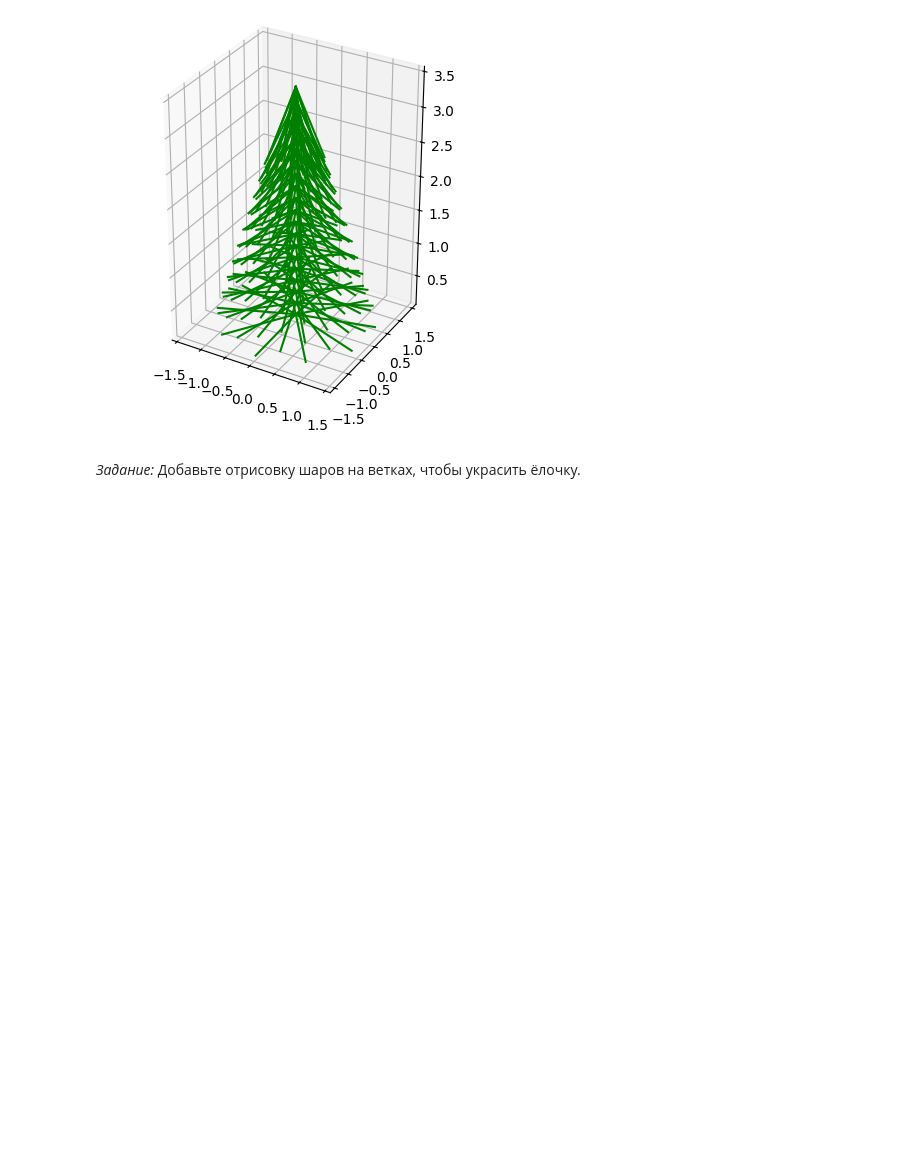
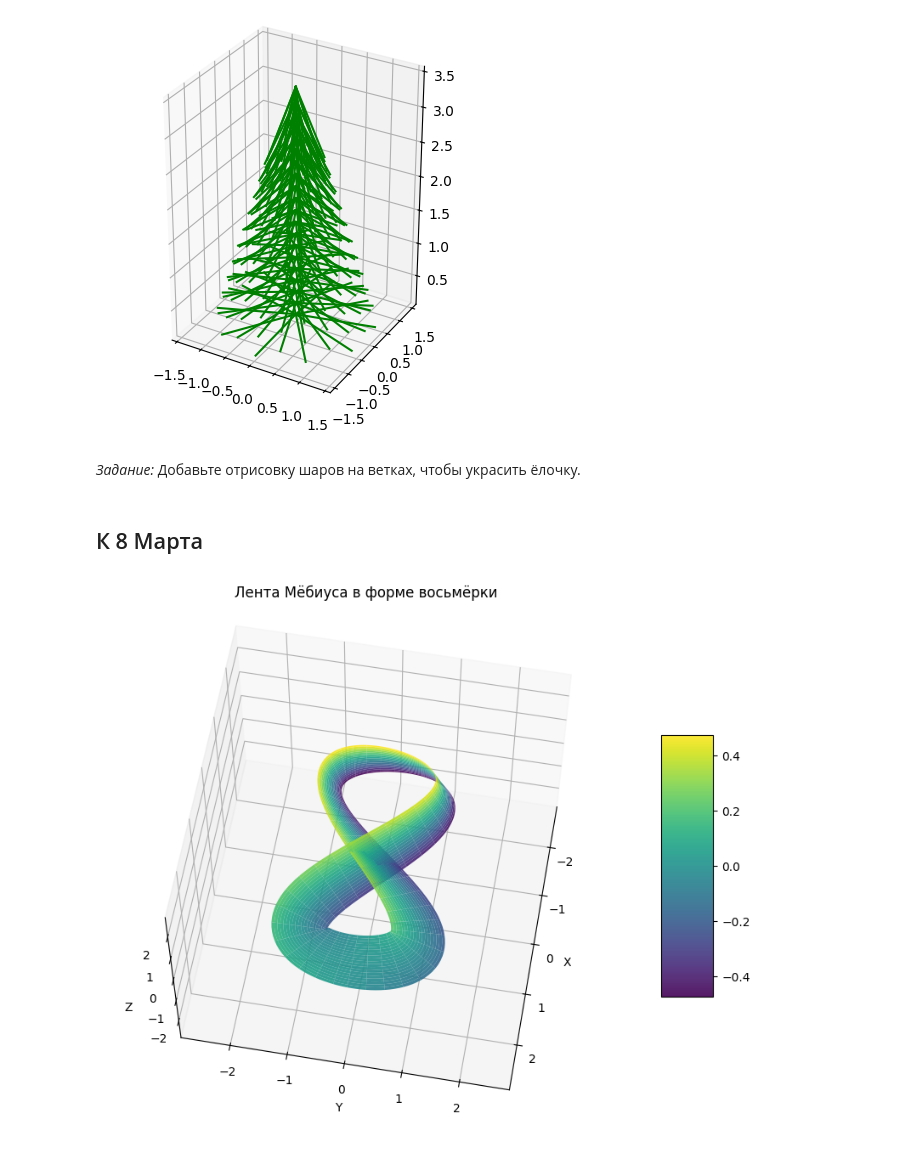
Before and after one commit to lapkin25/test-abstracts, a Jupyter notebook: math_cards.ipynb, the cells around one changed output. Drawn from its saved outputs; the diff is of its cells as text; code cells hidden in the pictures; blank space fills up the shorter version.

```diff
--- a/math_cards.ipynb
+++ b/math_cards.ipynb
@@ -70,3 +70,82 @@ plt.show()
 [figure]
 # %% [markdown]
 *Задание:* Добавьте отрисовку шаров на ветках, чтобы украсить ёлочку.
+# %% [markdown]
+## К 8 Марта
+# %%
+import numpy as np
+import matplotlib.pyplot as plt
+from mpl_toolkits.mplot3d import Axes3D
+
+# Параметры формы
+a = 2.0          # полуширина восьмёрки по оси X
+b = 1.0          # амплитуда восьмёрки по оси Y
+width = 0.5      # ширина ленты
+nu = 200         # число точек вдоль ленты (параметр u)
+nv = 20          # число точек поперёк ленты (параметр v)
+
+# Сетка параметров
+u = np.linspace(0, 2 * np.pi, nu)
+v = np.linspace(-width, width, nv)
+u, v = np.meshgrid(u, v)
+
+# Центральная кривая в форме восьмёрки (лемниската)
+X0 = a * np.cos(u)
+Y0 = b * np.sin(2 * u)
+Z0 = np.zeros_like(u)
+
+# Производные центральной кривой (касательный вектор)
+X0p = -a * np.sin(u)
+Y0p = 2 * b * np.cos(2 * u)
+
+# Длина касательной (защита от деления на ноль)
+Tlen = np.sqrt(X0p**2 + Y0p**2)
+Tlen = np.where(Tlen < 1e-12, 1e-12, Tlen)
+
+# Единичный вектор, перпендикулярный касательной в плоскости XY (горизонтальная нормаль)
+Nx = -Y0p / Tlen
+Ny =  X0p / Tlen
+Nz = np.zeros_like(Nx)
+
+# Поворот вектора ширины на половину угла u (создаёт перекручивание)
+cos_half = np.cos(u / 2)
+sin_half = np.sin(u / 2)
+
+# Вектор ширины (комбинация горизонтальной нормали и вертикального направления)
+Wx = cos_half * Nx
+Wy = cos_half * Ny
+Wz = sin_half * np.ones_like(u)   # вертикальная компонента
+
+# Координаты поверхности
+X = X0 + v * Wx
+Y = Y0 + v * Wy
+Z = Z0 + v * Wz
+
+# Построение графика
+fig = plt.figure(figsize=(10, 8))
+ax = fig.add_subplot(111, projection='3d')
+
+surf = ax.plot_surface(X, Y, Z, cmap='viridis', alpha=0.9,
+                       linewidth=0, antialiased=True)
+
+# Настройка осей и заголовка
+ax.set_xlabel('X')
+ax.set_ylabel('Y')
+ax.set_zlabel('Z')
+ax.set_title('Лента Мёбиуса в форме восьмёрки')
+
+# Равный масштаб для всех осей
+max_range = max(np.abs(X).max(), np.abs(Y).max(), np.abs(Z).max()) * 1.1
+ax.set_xlim(-max_range, max_range)
+ax.set_ylim(-max_range, max_range)
+ax.set_zlim(-max_range, max_range)
+
+# угол обзора
+ax.view_init(elev=60, azim=10)
+
+# Цветовая шкала
+fig.colorbar(surf, shrink=0.5, aspect=5)
+
+plt.show()
+# %% [output]
+[figure, added]
```
